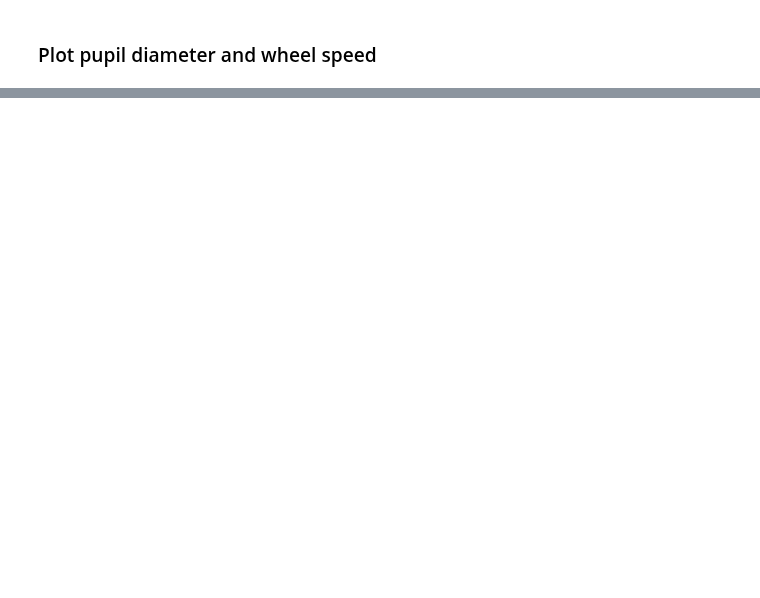
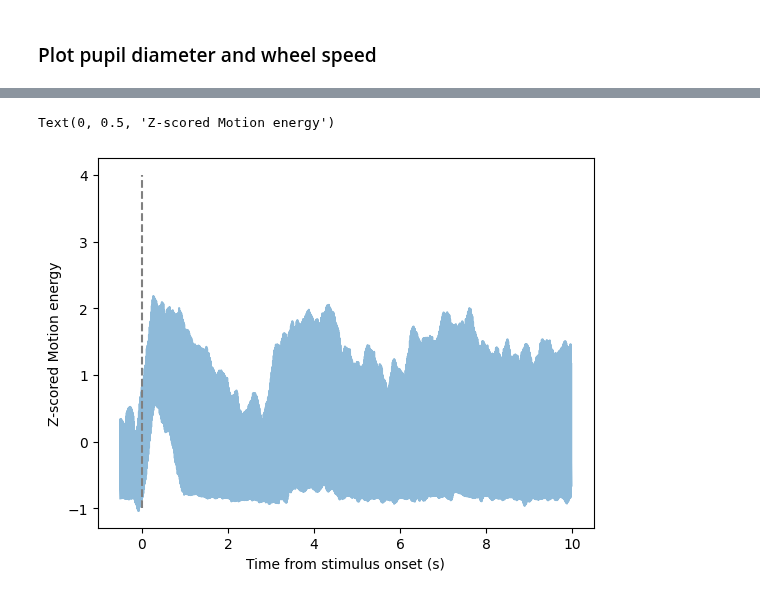
Before and after one commit to ineslaranjeira/representation_learning_variability, a Jupyter notebook: Video/General/correlations.ipynb, the cells around one changed output, grey strips where cells are left out. Saved outputs shown, nothing was run; the diff lists cells and outputs as text; code cells hidden in the pictures; blank space fills up the shorter version.

```diff
--- a/Video/General/correlations.ipynb
+++ b/Video/General/correlations.ipynb
@@ -241,0 +234,38 @@ all_metrics = all_metrics.dropna().drop_duplicates()
+# %%
+# Trials data
+session_trials = one.load_object(example_session, obj='trials', namespace='ibl')
+session_trials = prepro(session_trials.to_df())
+
+# Motion energy of whisker pad
+me_times, motion_energy = get_ME(example_session, video_type)
+X_center0, smooth_me, _, _ = get_raw_and_smooth_ME(motion_energy, video_type='left', ephys=True)
+smooth_me = zscore(smooth_me, nan_policy='omit')
+# %%
+session_length = list(session_trials['stimOff_times'][-1:])[0]
+n_bins = int(np.floor(session_length/bin_size))
+onsets = session_trials['stimOn_times']
+event = 'stimOn_times'
+t_init = 0.5
+t_end = 10
+
+# Align on stimulus onset
+me_aligned = timeseries_PSTH(me_times, smooth_me, session_trials, event, t_init, t_end, subtract_baseline=False)
+#me_aligned['value'] = me_aligned['value'].rolling(3).mean()
+
+# Get peak of
+max_ME = pd.DataFrame(me_aligned.groupby(['feedback_time'])['value'].max())
+max_ME = max_ME.reset_index(level=[0])
+max_ME = max_ME.rename(columns={'value':'max_ME'})
+
+merged = me_aligned.merge(max_ME, on='feedback_time', how='inner')
+reduced = merged.loc[merged['value']==merged['max_ME']]
+# %%
+use_data = me_aligned.loc[me_aligned['feedback_time']< 0.5]
+use_data = use_data.rolling(3).mean()
+sns.lineplot(x='variable', y='value', data=use_data, estimator=None, alpha=0.5)
+plt.vlines(0, -1, 4, color='grey', linestyles='--')
+plt.xlabel('Time from stimulus onset (s)')
+plt.ylabel('Z-scored Motion energy')
+# %% [output]
+Text(0, 0.5, 'Z-scored Motion energy')
+[figure, added]
```
Also changed, not shown: parts of 28 cells of this notebook.
